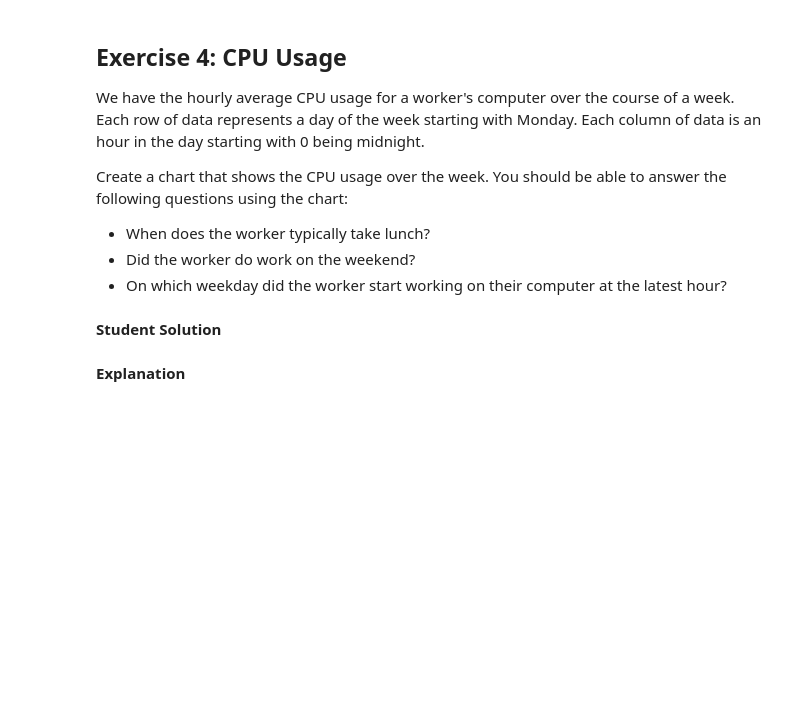
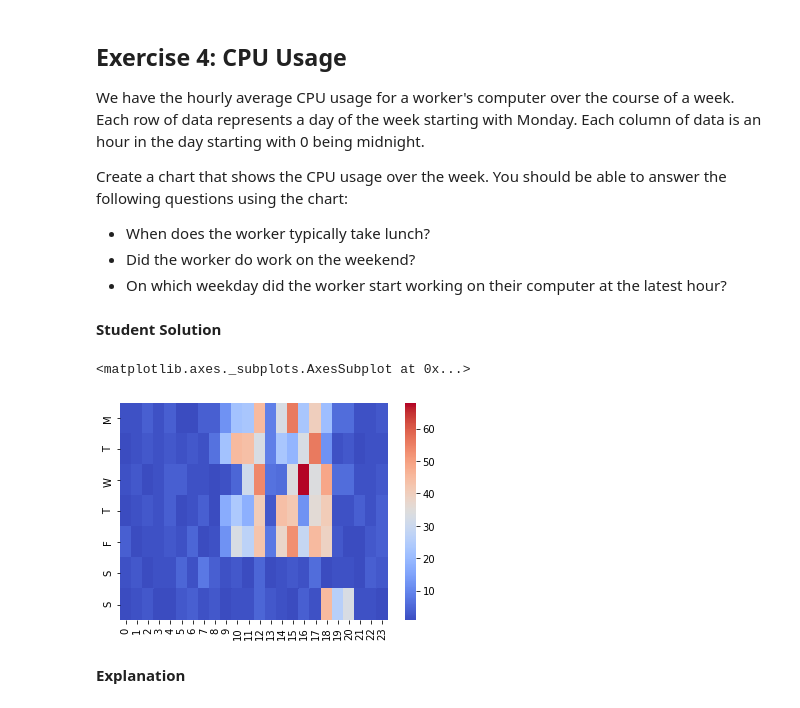
Before and after one commit to geadalfa/Bangkit-Machine-Learning-Class, a Jupyter notebook: Data_Analysis_&_Manipulation_Visualizations_Geadalfa.ipynb, the cells around one changed output. Drawn from its saved outputs; the diff is of its cells as text; code cells hidden in the pictures; blank space fills up the shorter version.

```diff
--- a/Data_Analysis_&_Manipulation_Visualizations_Geadalfa.ipynb
+++ b/Data_Analysis_&_Manipulation_Visualizations_Geadalfa.ipynb
@@ -810,24 +811,32 @@ Create a chart that shows the CPU usage over the week. You should be able to ans
 # %% [markdown]
 **Student Solution**
 # %%
+import seaborn as sns
 cpu_usage = [
   [2, 2, 4, 2, 4, 1, 1, 4, 4, 12, 22, 23,
    45, 9, 33, 56, 23, 40, 21, 6, 6, 2, 2, 3], # Monday
   [1, 2, 3, 2, 3, 2, 3, 2, 7, 22, 45, 44,
    33, 9, 23, 19, 33, 56, 12, 2, 3, 1, 2, 2], # Tuesday
   [2, 3, 1, 2, 4, 4, 2, 2, 1, 2,  5, 31,
    54, 7, 6, 34, 68, 34, 49, 6, 6, 2, 2, 3], # Wednesday
   [1, 2, 3, 2, 4, 1, 2, 4, 1, 17, 24, 18,
    41, 3, 44, 42, 12, 36, 41, 2, 2, 4, 2, 4], # Thursday
   [4, 1, 2, 2, 3, 2, 5, 1, 2, 12, 33, 27,
    43, 8, 38, 53, 29, 45, 39, 3, 1, 1, 3, 4], # Friday
   [2, 3, 1, 2, 2, 5, 2, 8, 4, 2, 3,
    1, 5, 1, 2, 3, 2, 6, 1, 2, 2, 1, 4, 3], # Saturday
   [1, 2, 3, 1, 1, 3, 4, 2, 3, 1, 2,
    2, 5, 3, 2, 1, 4, 2, 45, 26, 33, 2, 2, 1], # Sunday
 ]
 
 # Your Solution Goes Here
+days = ['M', 'T', 'W', 'T', 'F', 'S', 'S']
+hours = list(range(24))
+
+sns.heatmap (cpu_usage, xticklabels=hours, yticklabels=days, cmap = 'coolwarm')
+# %% [output]
+<matplotlib.axes._subplots.AxesSubplot at 0x...>
+[figure, added]
 # %% [markdown]
 **Explanation**
 # %% [markdown]
```
Also changed, not shown: parts of 1 cell of this notebook.
